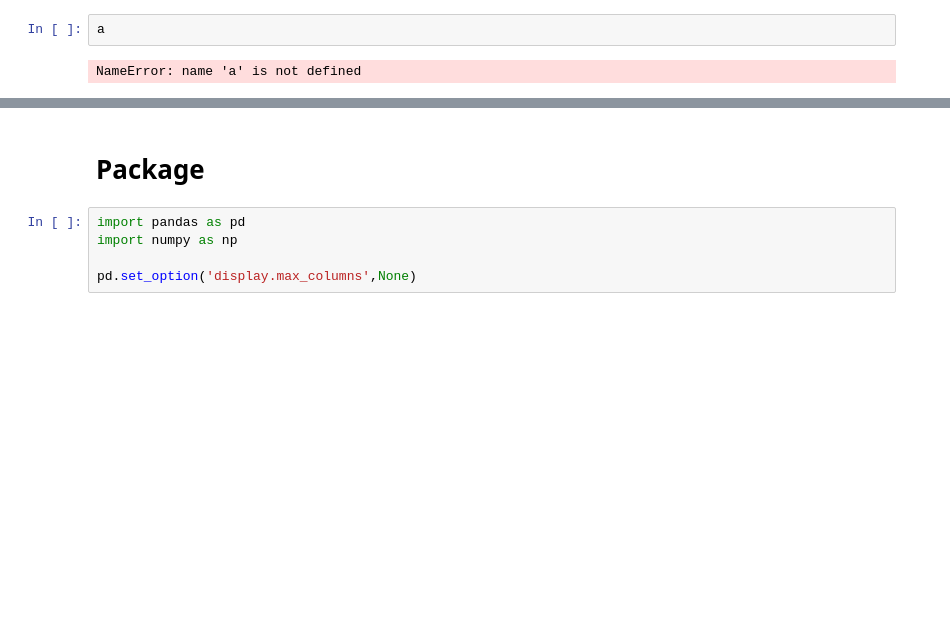
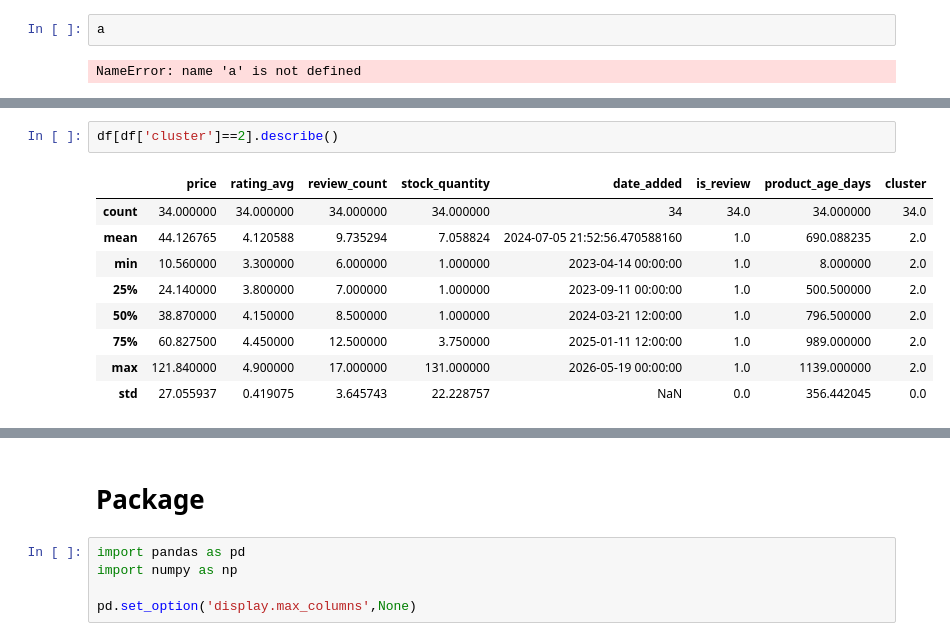
Before and after one commit to HaafizHhamda/Practice_Case, a Jupyter notebook: Notebook.ipynb, the cells around one changed output, grey strips where cells are left out. Drawn from its saved outputs; the diff is of its cells as text; blank space fills up the shorter version.

```diff
--- a/Notebook.ipynb
+++ b/Notebook.ipynb
@@ -313,0 +623,12 @@ NameError: name 'a' is not defined
+# %%
+df[df['cluster']==2].describe()
+# %% [output]
+|  | price | rating_avg | review_count | stock_quantity | date_added | is_review | product_age_days | cluster |
+| count | 34.000000 | 34.000000 | 34.000000 | 34.000000 | 34 | 34.0 | 34.000000 | 34.0 |
+| mean | 44.126765 | 4.120588 | 9.735294 | 7.058824 | 2024-07-05 21:52:56.470588160 | 1.0 | 690.088235 | 2.0 |
+| min | 10.560000 | 3.300000 | 6.000000 | 1.000000 | 2023-04-14 00:00:00 | 1.0 | 8.000000 | 2.0 |
+| 25% | 24.140000 | 3.800000 | 7.000000 | 1.000000 | 2023-09-11 00:00:00 | 1.0 | 500.500000 | 2.0 |
+| 50% | 38.870000 | 4.150000 | 8.500000 | 1.000000 | 2024-03-21 12:00:00 | 1.0 | 796.500000 | 2.0 |
+| 75% | 60.827500 | 4.450000 | 12.500000 | 3.750000 | 2025-01-11 12:00:00 | 1.0 | 989.000000 | 2.0 |
+| max | 121.840000 | 4.900000 | 17.000000 | 131.000000 | 2026-05-19 00:00:00 | 1.0 | 1139.000000 | 2.0 |
+| std | 27.055937 | 0.419075 | 3.645743 | 22.228757 | NaN | 0.0 | 356.442045 | 0.0 |
```
Also changed, not shown: parts of 36 cells of this notebook.
